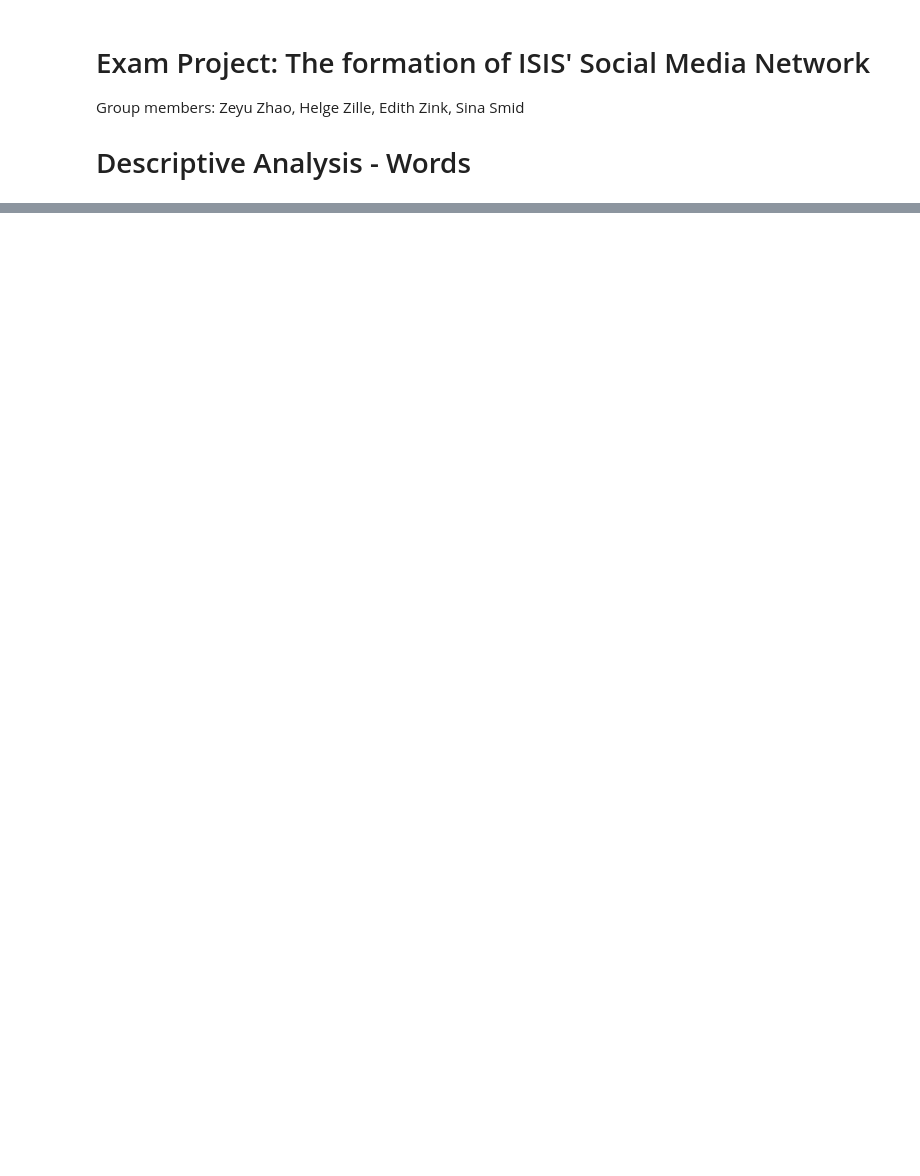
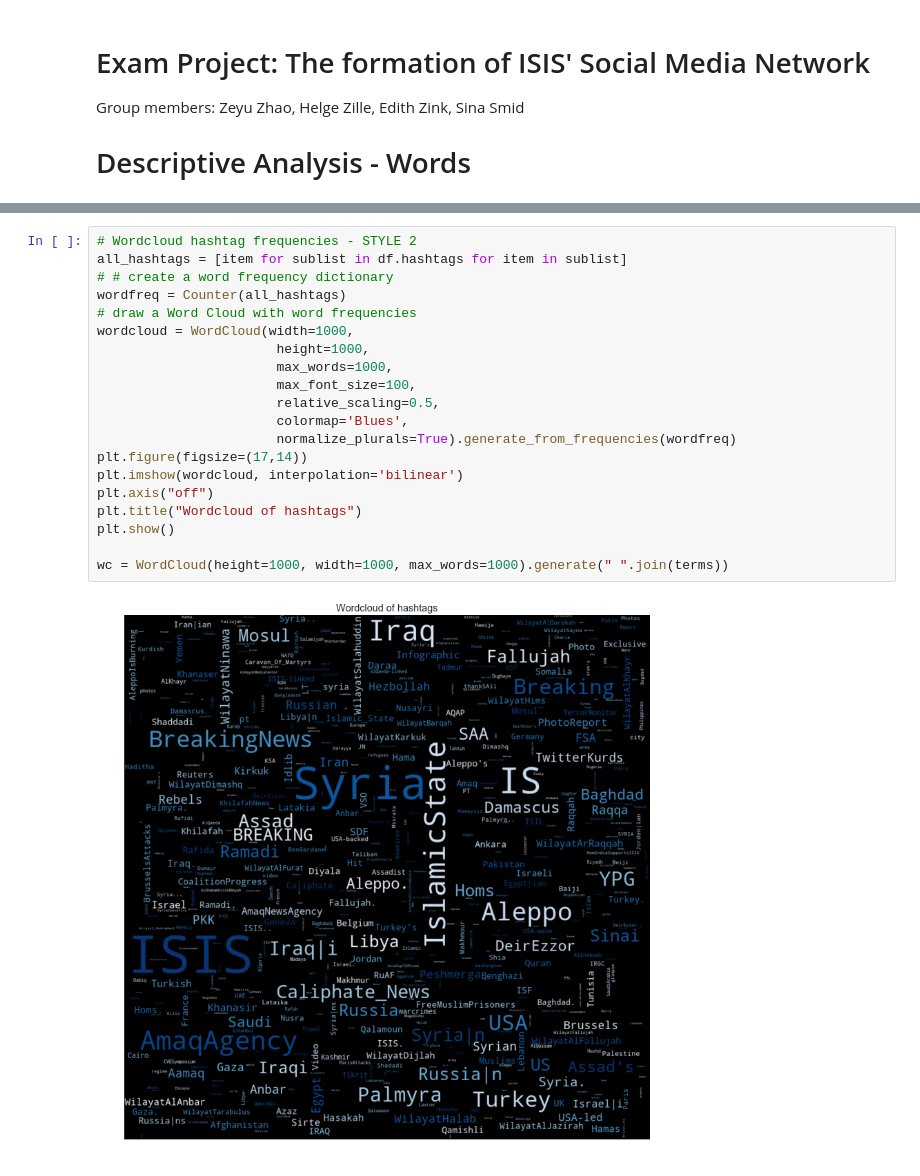
Before and after one commit to zeyuuu/Project, a Jupyter notebook: descriptives_text_18052019.ipynb, the cells around one changed output, grey strips where cells are left out. Cells and saved outputs as stored; diff of their text form; blank space fills up the shorter version.

```diff
--- a/descriptives_text_18052019.ipynb
+++ b/descriptives_text_18052019.ipynb
@@ -92,0 +144,22 @@ Text(0.5, 1.0, 'log-log plot of words frequency')
+# %%
+# Wordcloud hashtag frequencies - STYLE 2
+all_hashtags = [item for sublist in df.hashtags for item in sublist]
+# # create a word frequency dictionary
+wordfreq = Counter(all_hashtags)
+# draw a Word Cloud with word frequencies
+wordcloud = WordCloud(width=1000,
+                       height=1000,
+                       max_words=1000,
+                       max_font_size=100,
+                       relative_scaling=0.5,
+                       colormap='Blues',
+                       normalize_plurals=True).generate_from_frequencies(wordfreq)
+plt.figure(figsize=(17,14))
+plt.imshow(wordcloud, interpolation='bilinear')
+plt.axis("off")
+plt.title("Wordcloud of hashtags")
+plt.show()
+
+wc = WordCloud(height=1000, width=1000, max_words=1000).generate(" ".join(terms))
+# %% [output]
+[figure, added]
```
Also changed, not shown: parts of 18 cells of this notebook.
